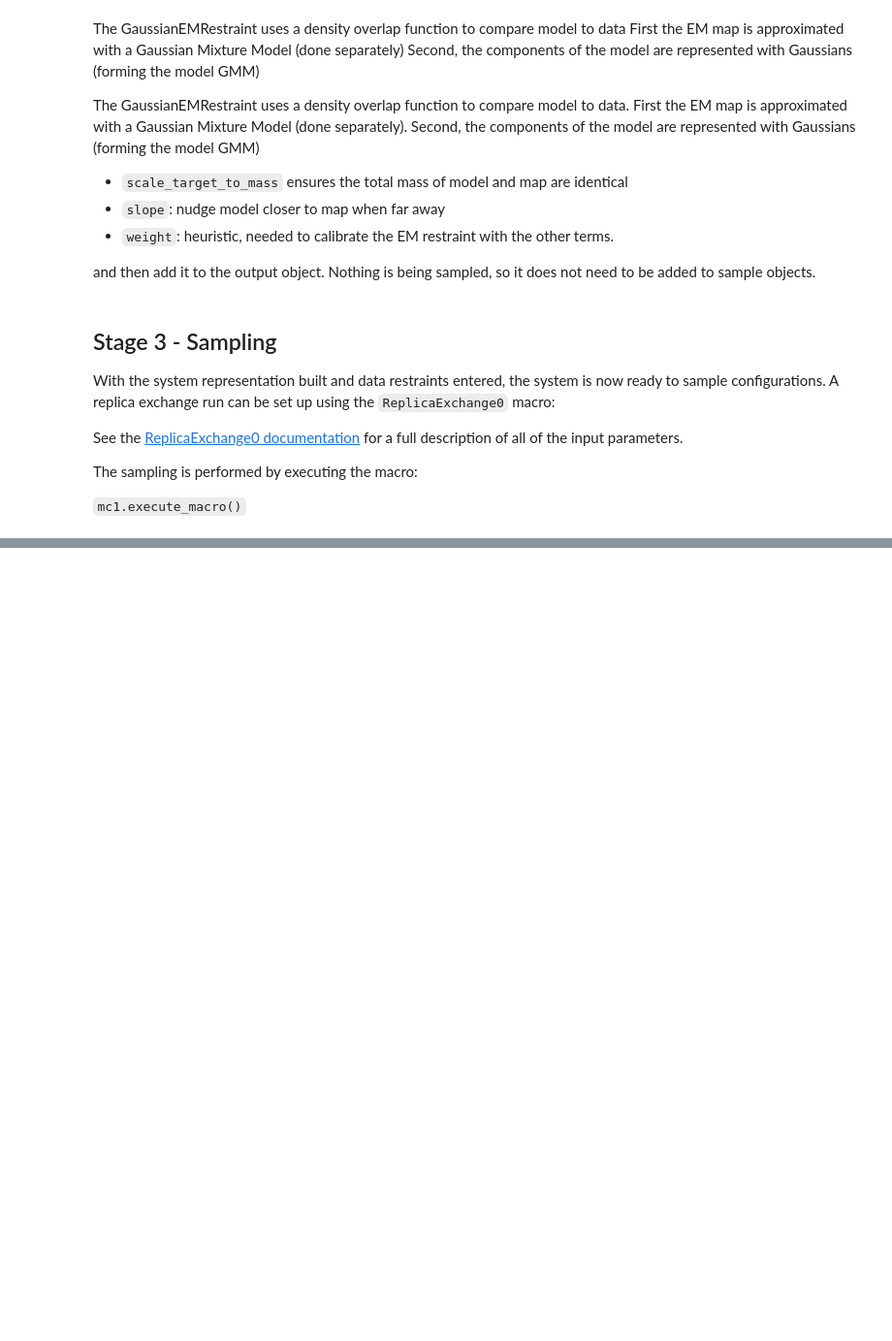
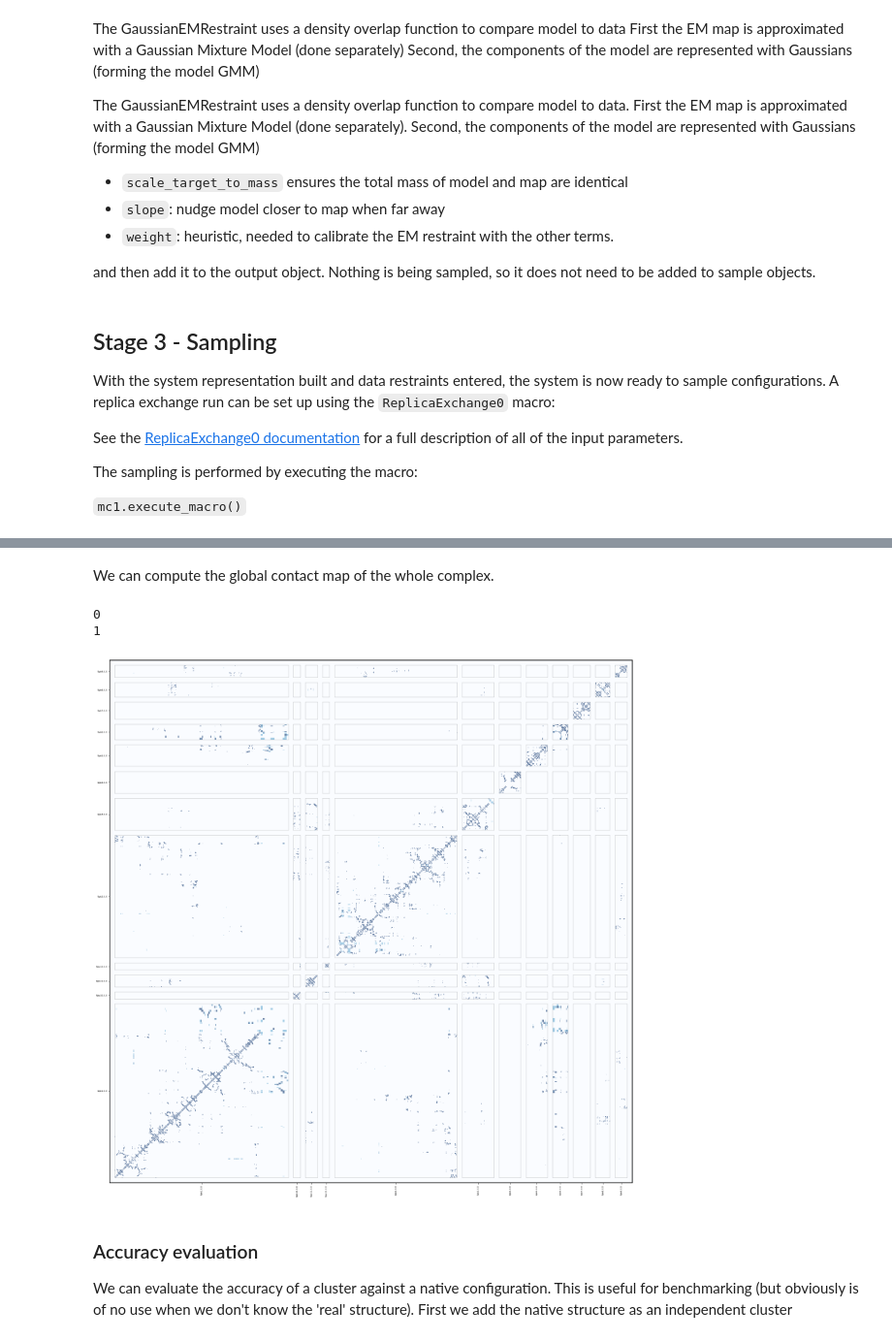
Before and after one commit to salilab/imp_tutorial, a Jupyter notebook: doc/Tutorial.ipynb, the cells around one changed output, grey strips where cells are left out. Shown at 97% size. Saved outputs shown, nothing was run; the diff lists cells and outputs as text; code cells hidden in the pictures; blank space fills up the shorter version.

```diff
--- a/doc/Tutorial.ipynb
+++ b/doc/Tutorial.ipynb
@@ -1055,0 +884,13 @@ If the sampling is exhaustive, then similar clusters should be obtained from eac
+# %% [markdown]
+We can compute the global contact map of the whole complex.
+# %%
+# it is slow
+are.contact_map(cluster=are[1]);
+# %% [output]
+0
+1
+[figure, added]
+# %% [markdown]
+### Accuracy evaluation <a name="Accuracy_3"></a>
+We can evaluate the accuracy of a cluster against a native configuration. This is useful for benchmarking (but obviously is of no use when we don't know the 'real' structure).
+First we add the native structure as an independent cluster
```
Also changed, not shown: parts of 82 cells of this notebook.
